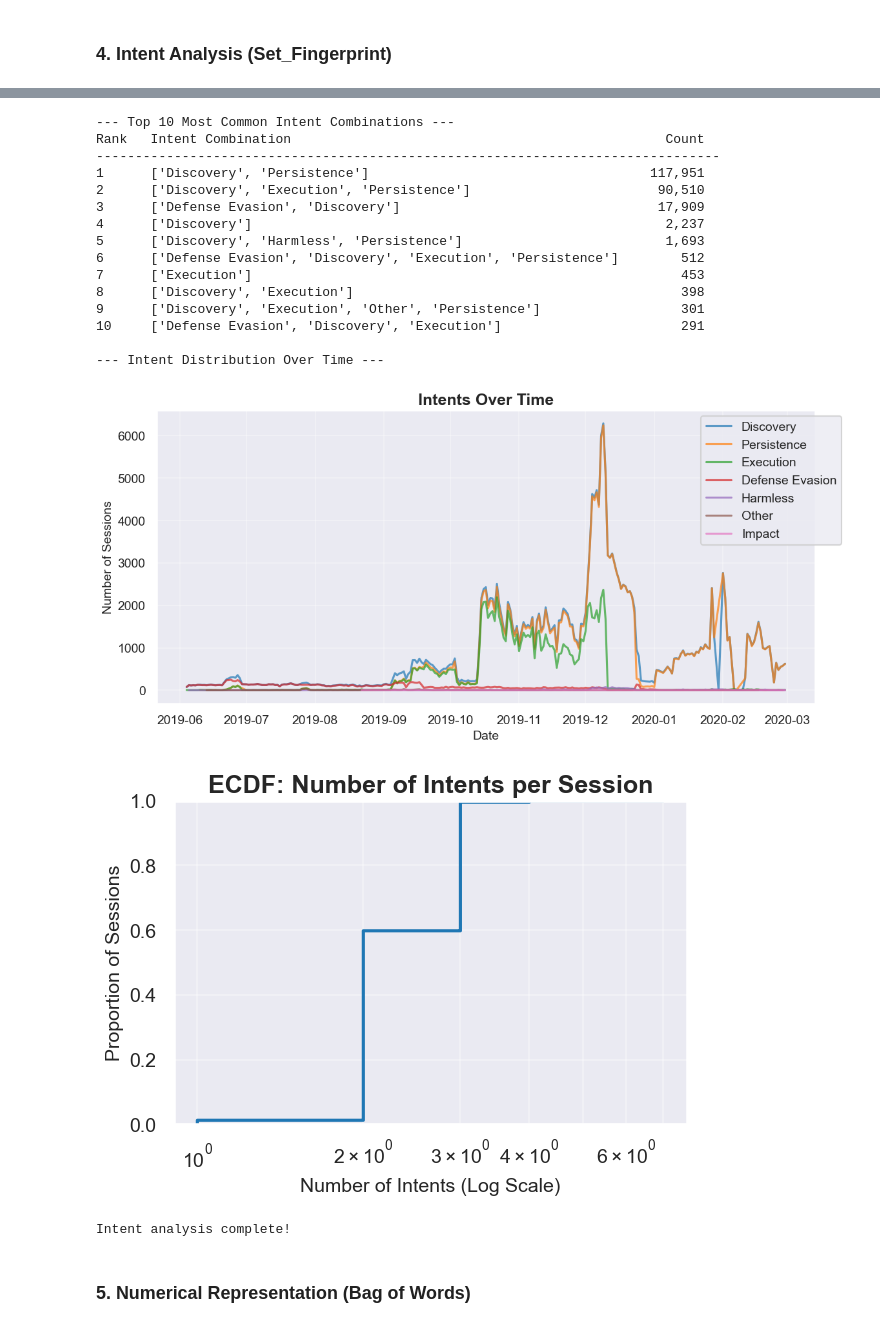
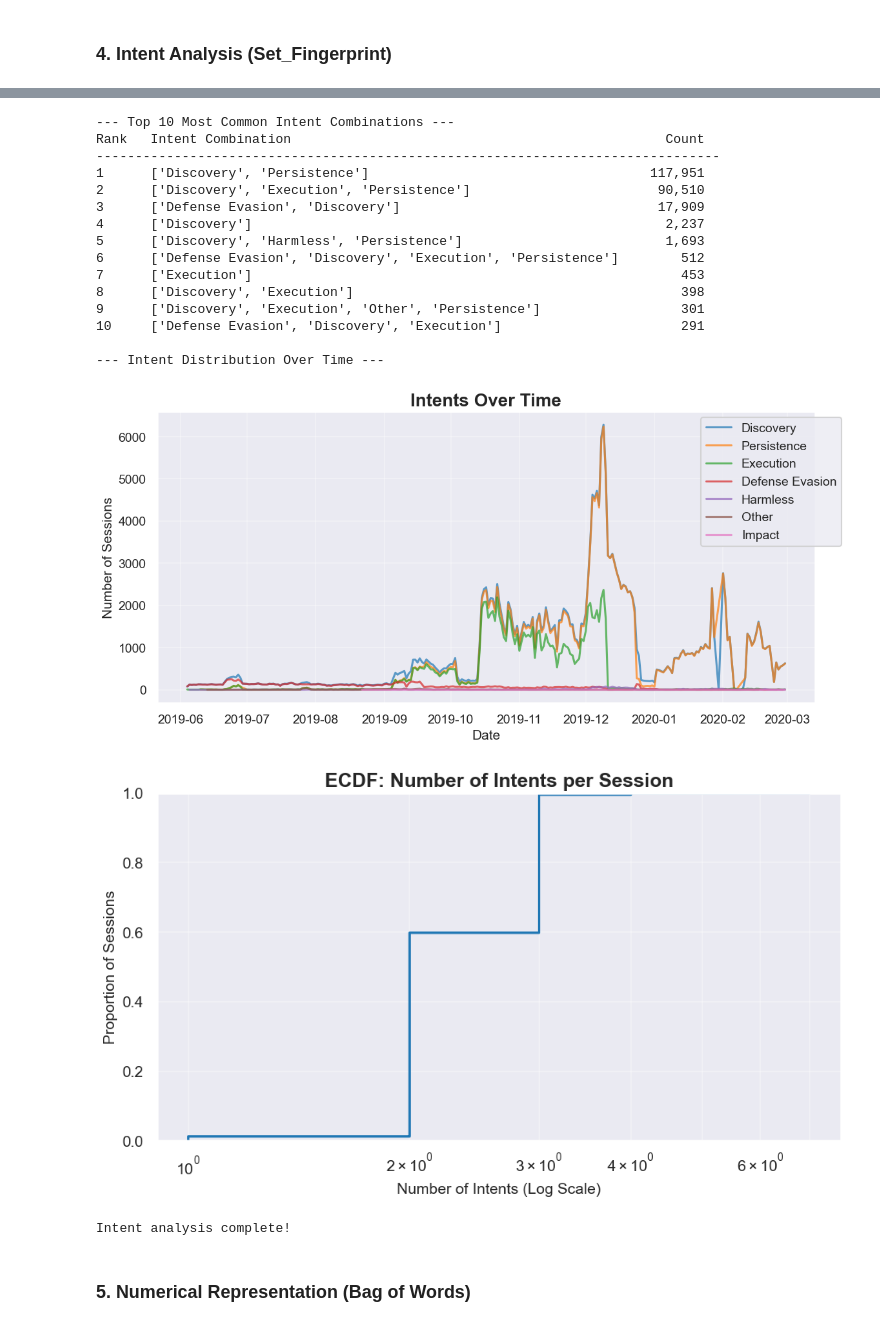
Before and after one commit to SteLib/ML-ssh-session-classifier, a Jupyter notebook: section_1_pre_processing.ipynb, the cells around one changed output, grey strips where cells are left out. Cells and saved outputs as stored; diff of their text form; code cells hidden in the pictures.

```diff
--- a/section_1_pre_processing.ipynb
+++ b/section_1_pre_processing.ipynb
@@ -574,7 +573,7 @@ for i, (intent, count) in enumerate(top_10_intents, 1):
 intents = [intent for intent, count in top_10_intents]
 counts = [count for intent, count in top_10_intents]
 
-plt.figure(figsize=(12, 6))
+plt.figure(figsize=(10, 5))
 sns.barplot(x=counts, y=intents, edgecolor='black', alpha=0.7, palette='rocket')
 plt.xlabel('Frequency', fontsize=14)
 plt.xscale('log')
@@ -617,15 +616,16 @@ df_time_series['date'] = pd.to_datetime(df_time_series['date'])
 # Plot time series for top 7 intents
 plt.figure(figsize=(12, 6))
 sns.lineplot(data=df_time_series, x='date', y='count', hue='intent', alpha=0.7)
-plt.title('Intents Over Time', fontsize=18, fontweight='bold')
-plt.xlabel('Date', fontsize=14)
-plt.ylabel('Number of Sessions', fontsize=14)
+plt.title('Intents Over Time', fontsize=20, fontweight='bold')
+plt.xlabel('Date', fontsize=15)
+plt.ylabel('Number of Sessions', fontsize=15)
 plt.legend(loc='best', bbox_to_anchor=(1.05, 1))
 plt.grid(True, alpha=0.3)
 plt.tight_layout()
 plt.show()
 
 # Plot ECDF
+plt.figure(figsize=(10, 6))
 sns.ecdfplot(data=df, x='n_intents', log_scale=True)
 
 plt.title('ECDF: Number of Intents per Session', fontsize=18, fontweight='bold')
@@ -675,20 +675,20 @@ Passing `palette` without assigning `hue` is deprecated and will be removed in v
 --- Top 10 Most Common Intent Combinations ---
 Rank   Intent Combination                                                Count
 --------------------------------------------------------------------------------
 1      ['Discovery', 'Persistence']                                    117,951
 2      ['Discovery', 'Execution', 'Persistence']                        90,510
 3      ['Defense Evasion', 'Discovery']                                 17,909
 4      ['Discovery']                                                     2,237
 5      ['Discovery', 'Harmless', 'Persistence']                          1,693
 6      ['Defense Evasion', 'Discovery', 'Execution', 'Persistence']        512
 7      ['Execution']                                                       453
 8      ['Discovery', 'Execution']                                          398
 9      ['Discovery', 'Execution', 'Other', 'Persistence']                  301
 10     ['Defense Evasion', 'Discovery', 'Execution']                       291
 
 --- Intent Distribution Over Time ---
-[figure, old version]
+[figure, new version]
-[figure, old version]
+[figure, new version]
 Intent analysis complete!
 # %% [markdown]
 ### 5. Numerical Representation (Bag of Words)
```
Also changed, not shown: parts of 6 cells of this notebook.
